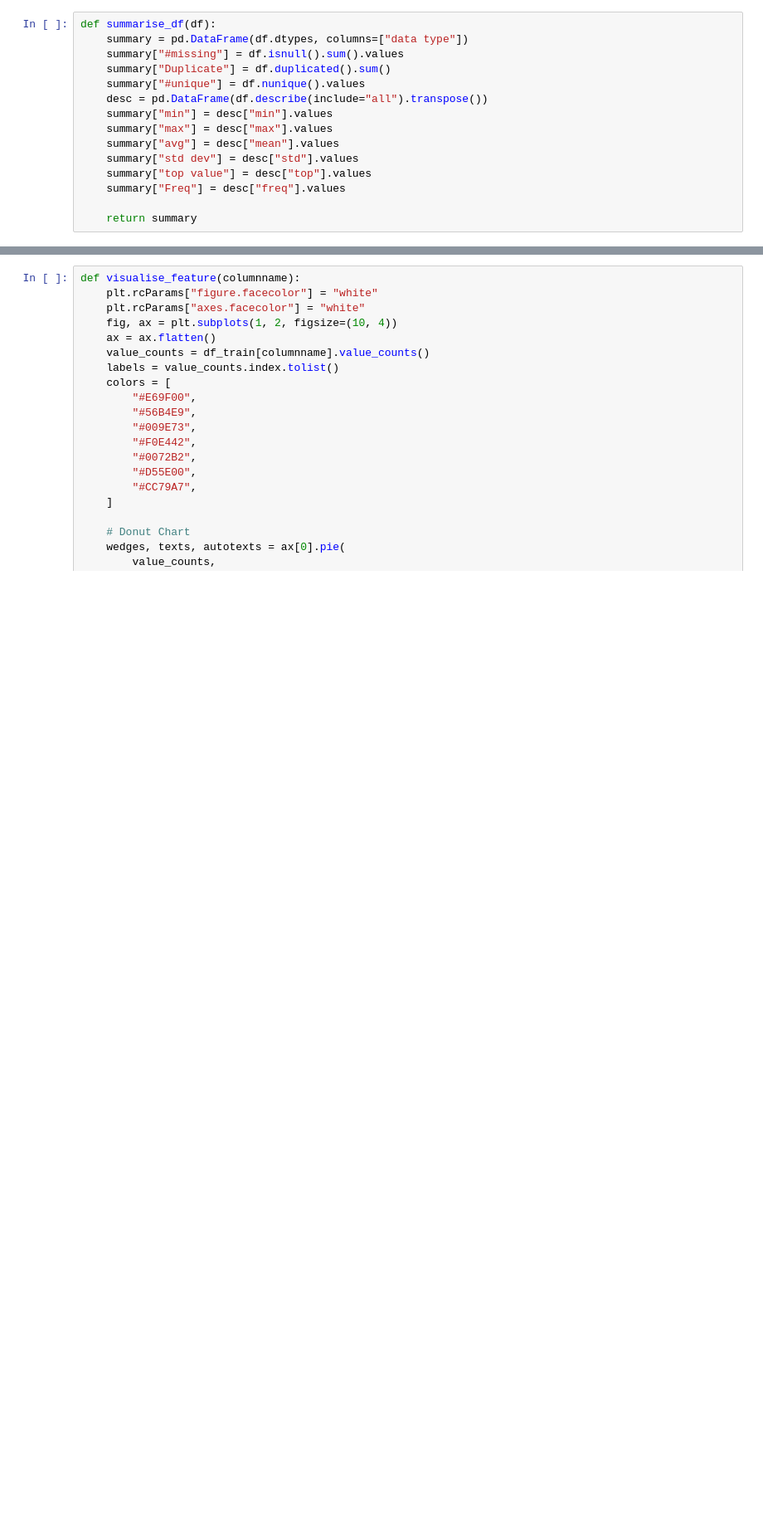
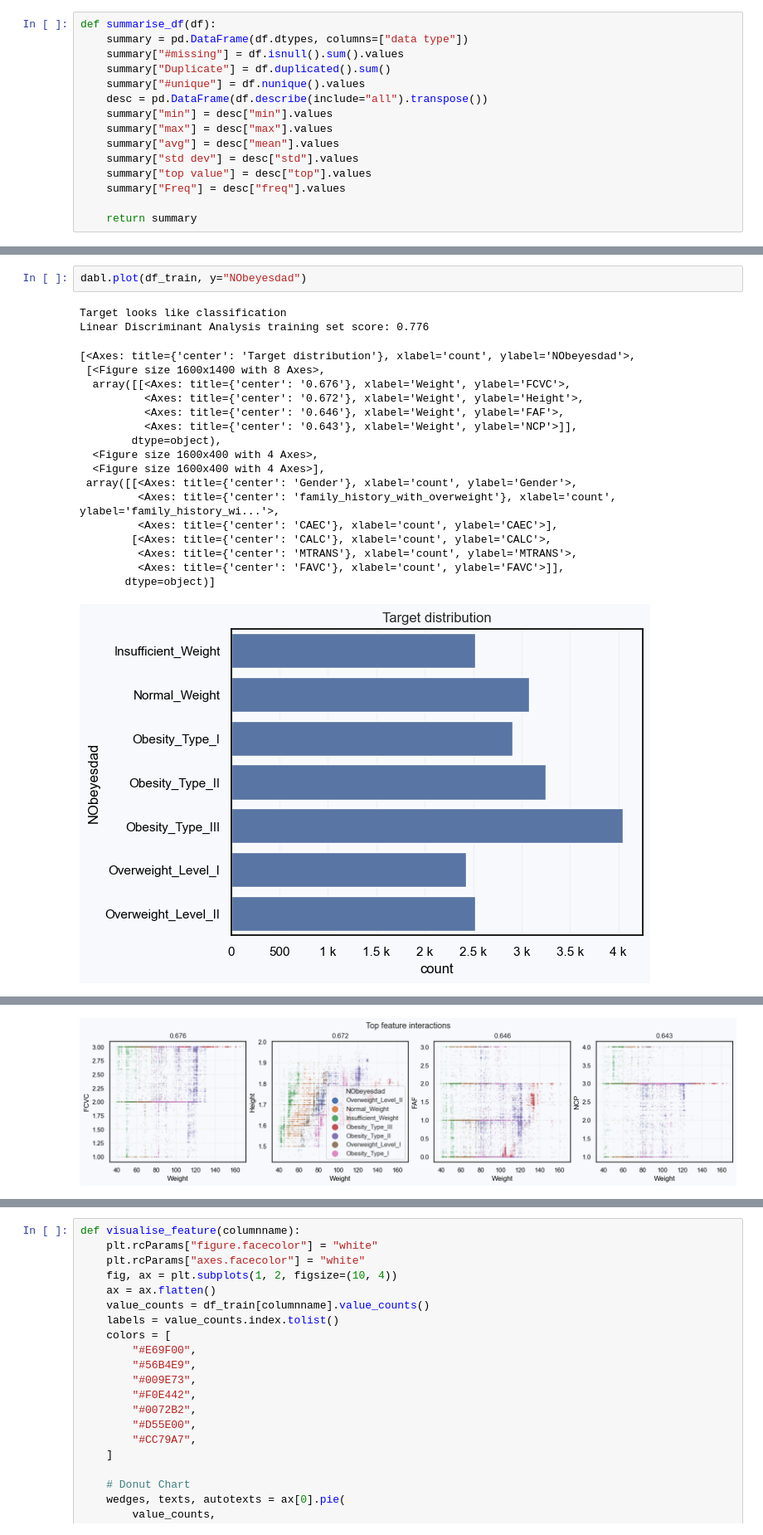
Before and after one commit to vince-lam/obesity-multi-class-prediction, a Jupyter notebook: notebooks/1_exploratory_data_analysis.ipynb, the cells around one changed output, grey strips where cells are left out. Shown at 83% size. Saved outputs shown, nothing was run; the diff lists cells and outputs as text; blank space fills up the shorter version.

Commit message:
viz: Add dabl auto viz chart

```diff
--- a/notebooks/1_exploratory_data_analysis.ipynb
+++ b/notebooks/1_exploratory_data_analysis.ipynb
@@ -127,0 +157,22 @@ summarise_df(df_train.drop(columns=["id"])).style.background_gradient()
+# %%
+dabl.plot(df_train, y="NObeyesdad")
+# %% [output]
+Target looks like classification
+Linear Discriminant Analysis training set score: 0.776
+[<Axes: title={'center': 'Target distribution'}, xlabel='count', ylabel='NObeyesdad'>,
+ [<Figure size 1600x1400 with 8 Axes>,
+  array([[<Axes: title={'center': '0.676'}, xlabel='Weight', ylabel='FCVC'>,
+          <Axes: title={'center': '0.672'}, xlabel='Weight', ylabel='Height'>,
+          <Axes: title={'center': '0.646'}, xlabel='Weight', ylabel='FAF'>,
+          <Axes: title={'center': '0.643'}, xlabel='Weight', ylabel='NCP'>]],
+        dtype=object),
+  <Figure size 1600x400 with 4 Axes>,
+  <Figure size 1600x400 with 4 Axes>],
+ array([[<Axes: title={'center': 'Gender'}, xlabel='count', ylabel='Gender'>,
+         <Axes: title={'center': 'family_history_with_overweight'}, xlabel='count', ylabel='family_history_wi...'>,
+         <Axes: title={'center': 'CAEC'}, xlabel='count', ylabel='CAEC'>],
+        [<Axes: title={'center': 'CALC'}, xlabel='count', ylabel='CALC'>,
+         <Axes: title={'center': 'MTRANS'}, xlabel='count', ylabel='MTRANS'>,
+         <Axes: title={'center': 'FAVC'}, xlabel='count', ylabel='FAVC'>]],
+       dtype=object)]
+[figure, added]
@@ -127,0 +180 @@ summarise_df(df_train.drop(columns=["id"])).style.background_gradient()
+[figure, added]
```
Also changed, not shown: parts of 6 cells of this notebook.
